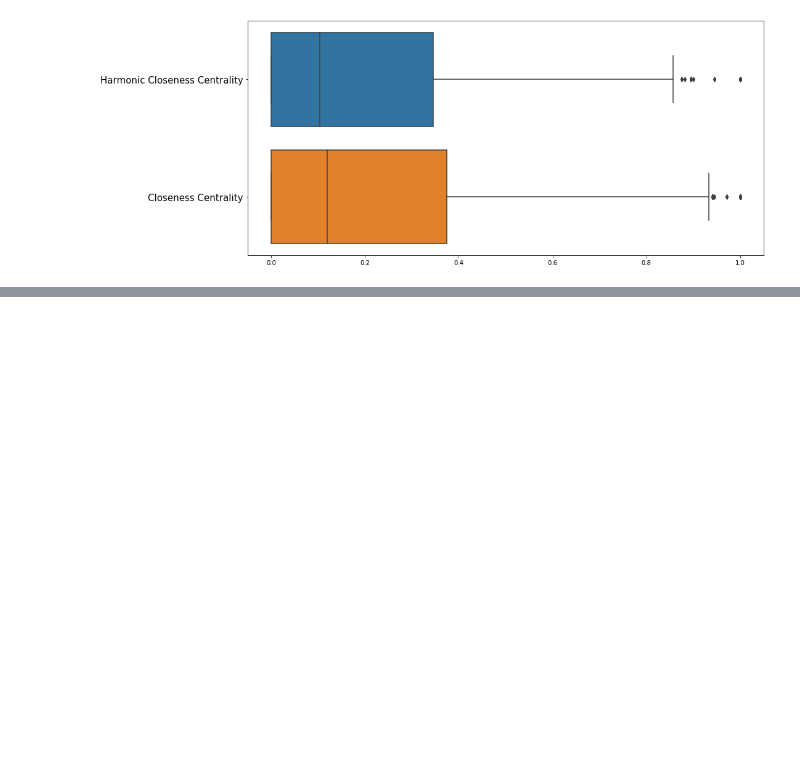
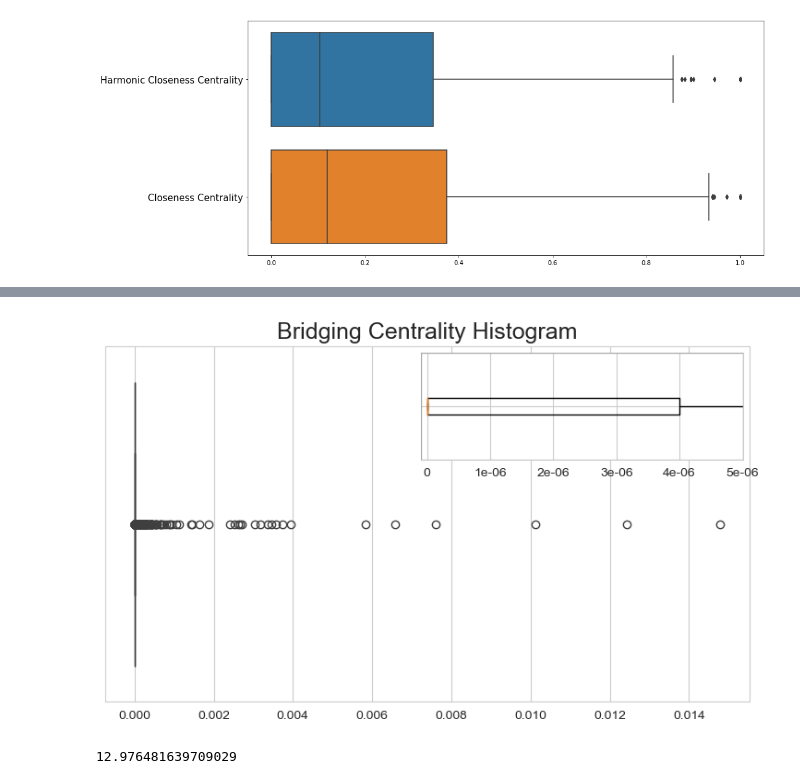
Before and after one commit to alexisfilippakopoulos/Social-Network-Analysis, a Jupyter notebook: data_wrangling.ipynb, the cells around one changed output, grey strips where cells are left out. Drawn from its saved outputs; the diff is of its cells as text; code cells hidden in the pictures; blank space fills up the shorter version.

```diff
--- a/data_wrangling.ipynb
+++ b/data_wrangling.ipynb
@@ -381,0 +475,24 @@ plt.show()
+# %%
+plt.figure(figsize=(9, 5))
+
+fig = sns.boxplot(data=df['bridgingcentrality'], orient='h')
+mean_val = df['bridgingcentrality'].mean()
+median = df['bridgingcentrality'].median()
+plt.xlabel('')
+plt.title('Bridging Centrality Histogram', fontsize=18)
+
+axin = inset_axes(plt.gca(), width="50%", height="30%", loc='upper right')
+axin.boxplot(df['bridgingcentrality'], vert=False)
+axin.set_xlim(-0.0000001, 0.000005)
+axin.set_yticklabels('')
+axin.set_xticks([0, 0.000001, 0.000002, 0.000003, 0.000004, 0.000005])
+axin.set_xticklabels([0, 0.000001, 0.000002, 0.000003, 0.000004, 0.000005])
+plt.gca().indicate_inset_zoom(axin)
+plt.savefig('Assets/network/bridge_centr_box.pdf', dpi=10000, bbox_inches='tight')
+plt.show()
+# %% [output]
+[figure, added]
+# %%
+np.mean(df['bridgingcoefficient'])
+# %% [output]
+12.976481639709029
```
Also changed, not shown: parts of 15 cells of this notebook, 7 other files.
